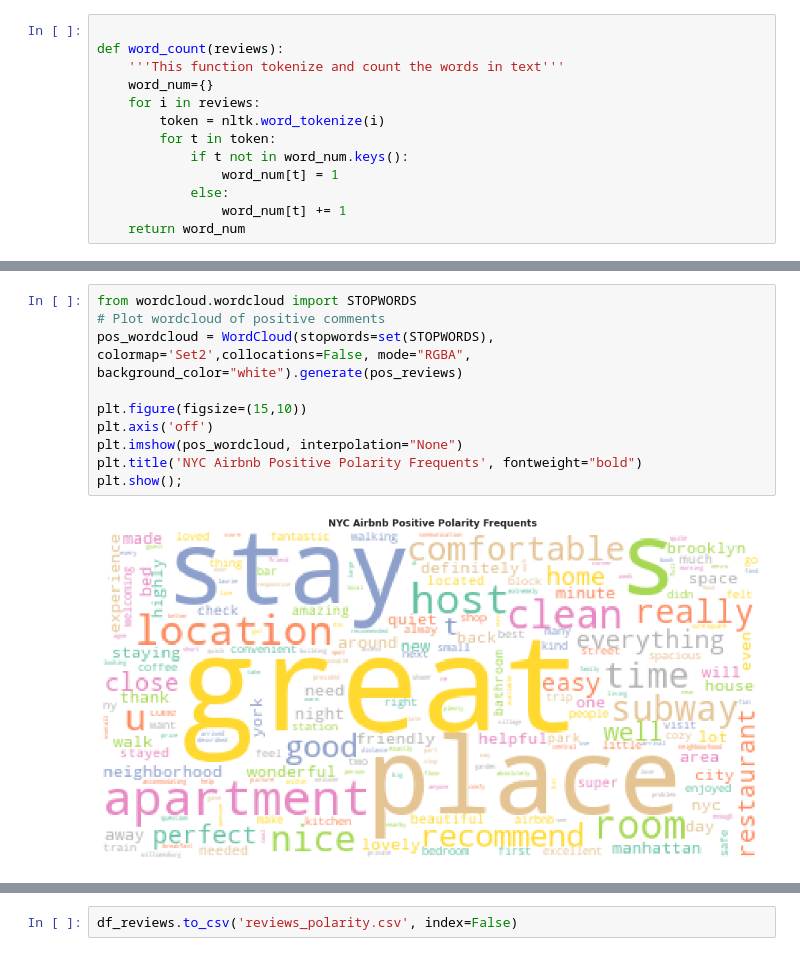
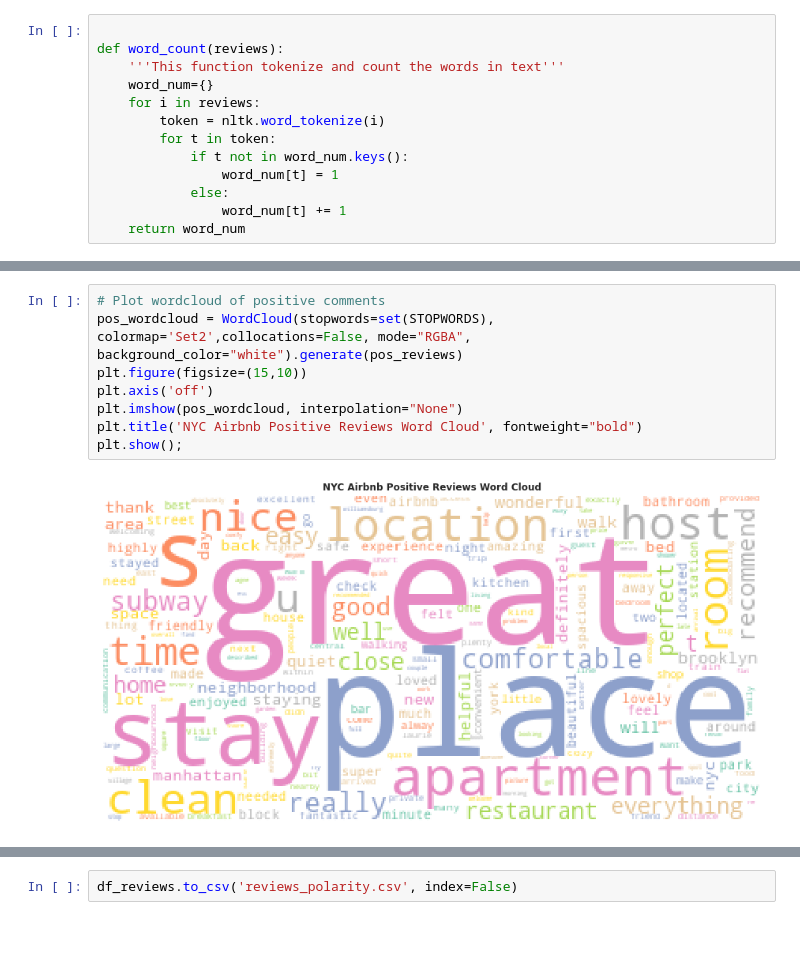
Before and after one commit to kamalova/Airbnb-Recommendation-Engine-NLP, a Jupyter notebook: Sentiment_Analysis.ipynb, the cells around one changed output, grey strips where cells are left out. Drawn from its saved outputs; the diff is of its cells as text.

```diff
--- a/Sentiment_Analysis.ipynb
+++ b/Sentiment_Analysis.ipynb
@@ -588,12 +611,10 @@ AttributeError: ignored
 # %%
-from wordcloud.wordcloud import STOPWORDS
 # Plot wordcloud of positive comments
 pos_wordcloud = WordCloud(stopwords=set(STOPWORDS), colormap='Set2',collocations=False, mode="RGBA", background_color="white").generate(pos_reviews)
-
 plt.figure(figsize=(15,10))
 plt.axis('off')
 plt.imshow(pos_wordcloud, interpolation="None")
-plt.title('NYC Airbnb Positive Polarity Frequents', fontweight="bold")
+plt.title('NYC Airbnb Positive Reviews Word Cloud', fontweight="bold")
 plt.show();
 # %% [output]
-[figure, old version]
+[figure, new version]
```
Also changed, not shown: parts of 23 cells of this notebook.
